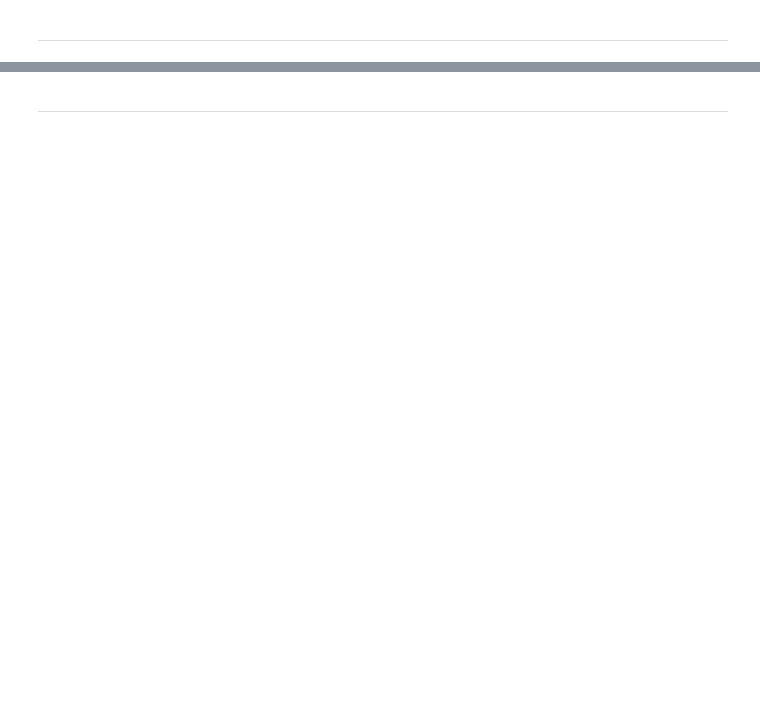
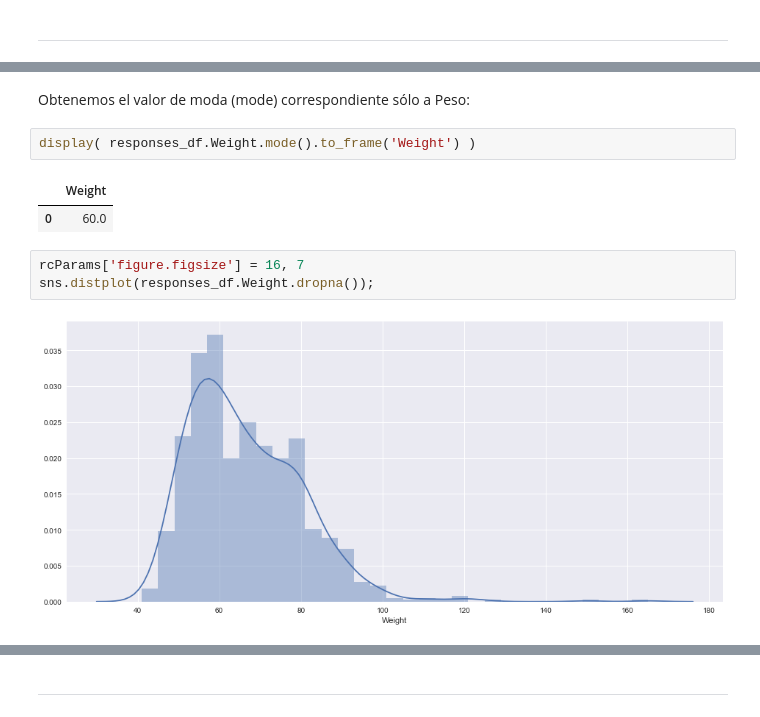
Before and after one commit to david-gonzalez/diplodatos, a Jupyter notebook: analisis_y_visualizacion/Laboratorios/Laboratorio 1/Resultados del Laboratorio 1.ipynb, the cells around one changed output, grey strips where cells are left out. Cells and saved outputs as stored; diff of their text form; blank space fills up the shorter version.

```diff
--- a/analisis_y_visualizacion/Laboratorios/Laboratorio 1/Resultados del Laboratorio 1.ipynb
+++ b/analisis_y_visualizacion/Laboratorios/Laboratorio 1/Resultados del Laboratorio 1.ipynb
@@ -14,0 +128,12 @@
+# %% [markdown]
+Obtenemos el valor de moda (mode) correspondiente sólo a Peso:
+# %%
+display( responses_df.Weight.mode().to_frame('Weight') )
+# %% [output]
+|  | Weight |
+| 0 | 60.0 |
+# %%
+rcParams['figure.figsize'] = 16, 7
+sns.distplot(responses_df.Weight.dropna());
+# %% [output]
+[figure, added]
```
Also changed, not shown: parts of 38 cells of this notebook, 4 other files.
